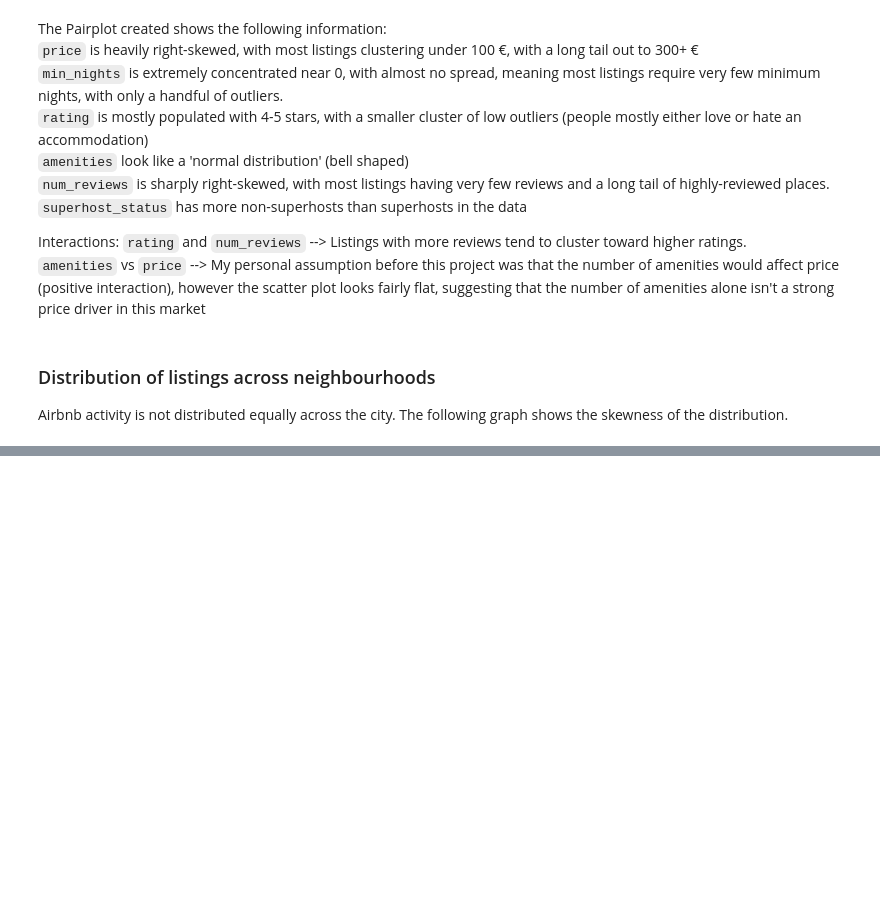
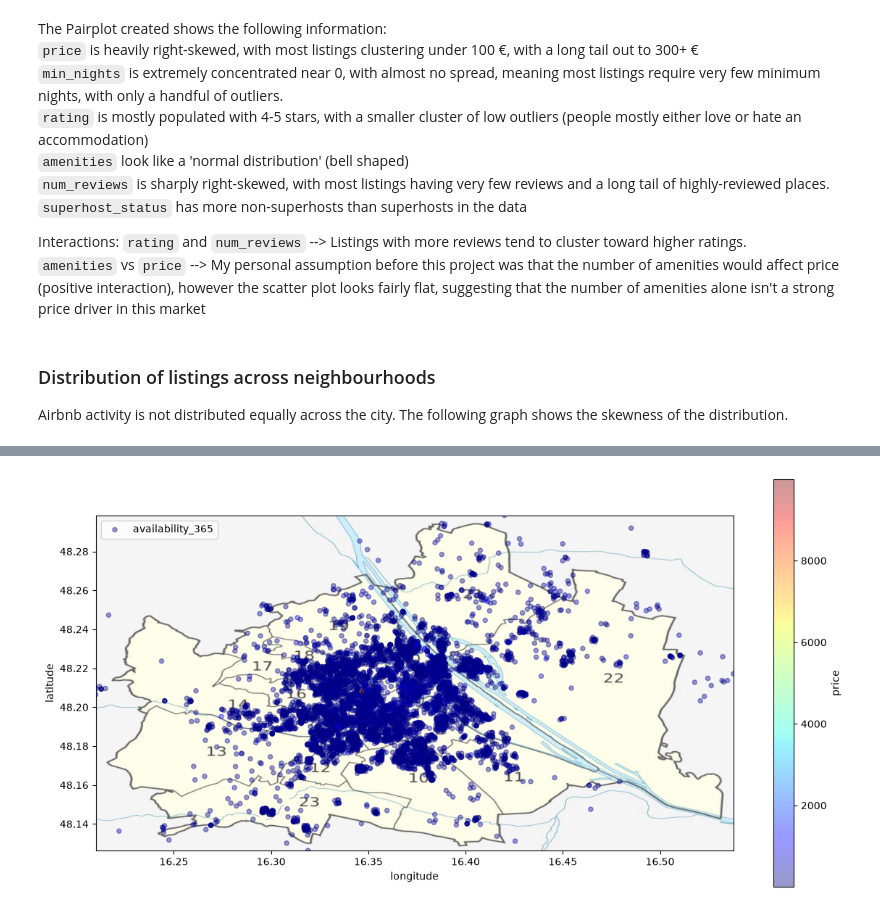
Before and after one commit to CccRosela/Vienna-Airbnb-Data-Analysis, a Jupyter notebook: Airbnb_Project/notebook/Airbnb_Analysis.ipynb, the cells around one changed output, grey strips where cells are left out. Cells and saved outputs as stored; diff of their text form; code cells hidden in the pictures; blank space fills up the shorter version.

```diff
--- a/Airbnb Project/notebook/Airbnb_Analysis.ipynb
+++ b/Airbnb_Project/notebook/Airbnb_Analysis.ipynb
@@ -344,0 +383,35 @@ To do:
+# %%
+plt.figure(figsize=(12,6))
+
+city_map = 'Airbnb_Project/data/city_map.png'
+img = mpimg.imread(city_map)
+
+plt.imshow(
+    img,
+    zorder= 0,
+    extent= [16.209820,16.537774,  48.126310,48.298535]
+)
+
+ax= plt.gca()
+
+airbnb.plot(
+    kind='scatter',
+    x='longitude',
+    y='latitude',
+    label='availability_365',
+    c='price',
+    ax=ax,
+
+    cmap=plt.get_cmap('jet'),
+    colorbar=True,
+    alpha=0.4,
+    zorder= 5
+)
+
+plt.legend()
+plt.tight_layout()
+
+plt.savefig('Geographical distribution of the listings')
+plt.show()
+# %% [output]
+[figure, added]
```
Also changed, not shown: parts of 10 cells of this notebook, 10 other files.
